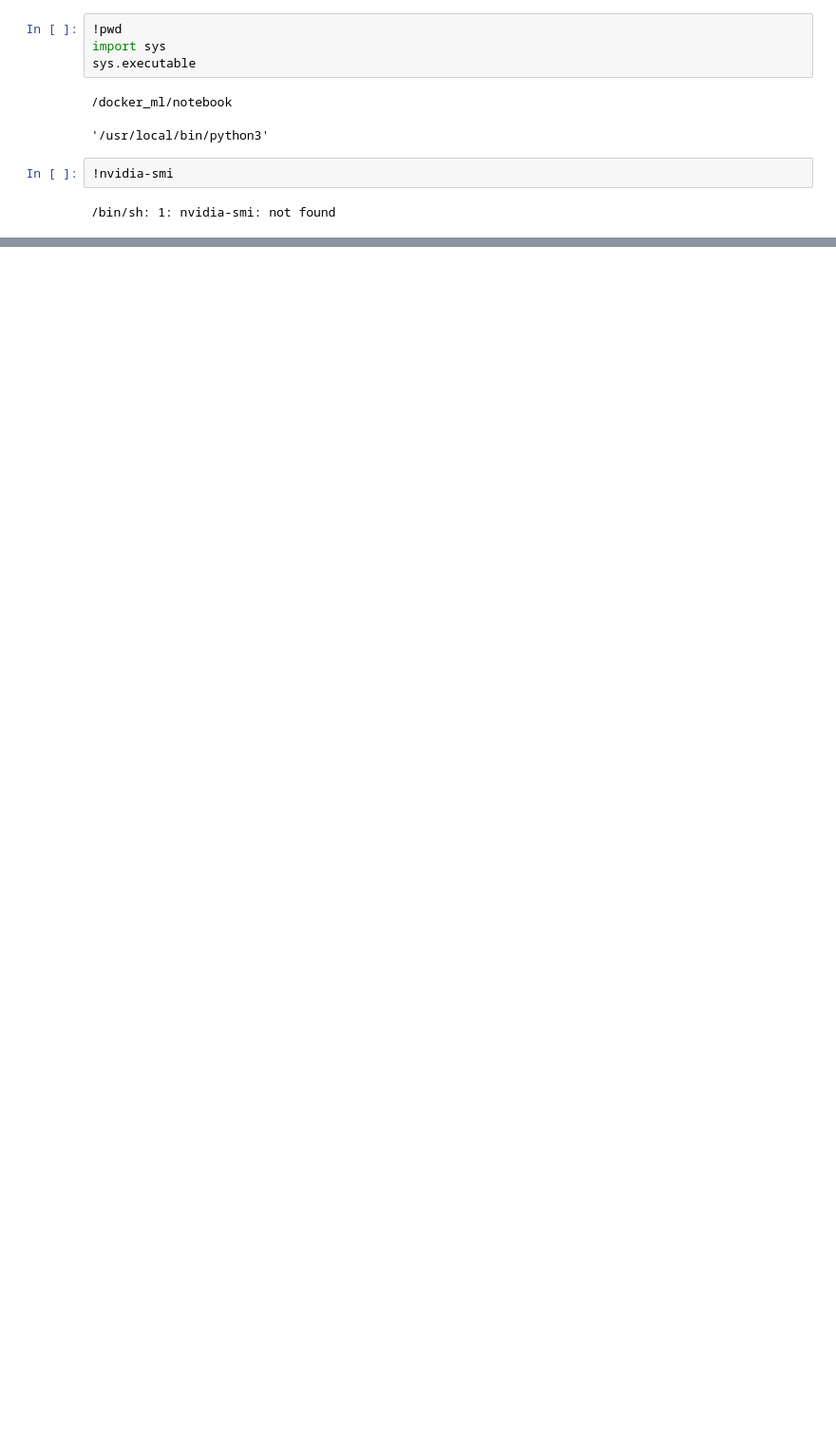
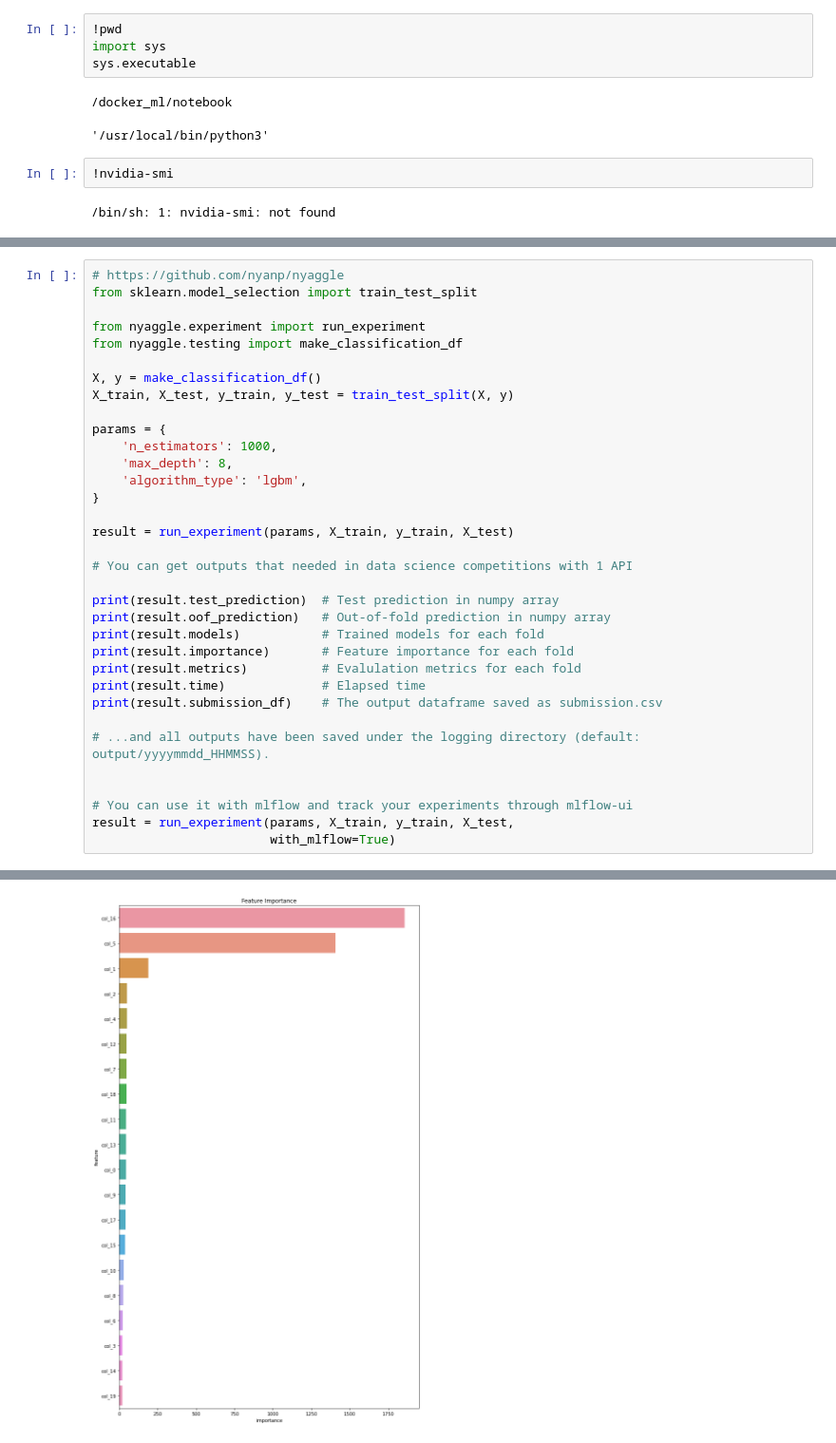
Before and after one commit to riron1206/docker_ml, a Jupyter notebook: docker_ml/docker_ml/notebook/test.ipynb, the cells around one changed output, grey strips where cells are left out. Shown at 95% size. Cells and saved outputs as stored; diff of their text form; blank space fills up the shorter version.

```diff
--- a/docker_ml/docker_ml/notebook/test.ipynb
+++ b/docker_ml/docker_ml/notebook/test.ipynb
@@ -31,0 +38,35 @@ widgetsnbextension                3.5.1
+# %%
+# https://github.com/nyanp/nyaggle
+from sklearn.model_selection import train_test_split
+
+from nyaggle.experiment import run_experiment
+from nyaggle.testing import make_classification_df
+
+X, y = make_classification_df()
+X_train, X_test, y_train, y_test = train_test_split(X, y)
+
+params = {
+    'n_estimators': 1000,
+    'max_depth': 8,
+    'algorithm_type': 'lgbm',
+}
+
+result = run_experiment(params, X_train, y_train, X_test)
+
+# You can get outputs that needed in data science competitions with 1 API
+
+print(result.test_prediction)  # Test prediction in numpy array
+print(result.oof_prediction)   # Out-of-fold prediction in numpy array
+print(result.models)           # Trained models for each fold
+print(result.importance)       # Feature importance for each fold
+print(result.metrics)          # Evalulation metrics for each fold
+print(result.time)             # Elapsed time
+print(result.submission_df)    # The output dataframe saved as submission.csv
+
+# ...and all outputs have been saved under the logging directory (default: output/yyyymmdd_HHMMSS).
+
+
+# You can use it with mlflow and track your experiments through mlflow-ui
+result = run_experiment(params, X_train, y_train, X_test,
+                        with_mlflow=True)
+# %% [output]
@@ -31,0 +195 @@ widgetsnbextension                3.5.1
+[figure, added]
```
Also changed, not shown: parts of 3 cells of this notebook, 15 other files.
